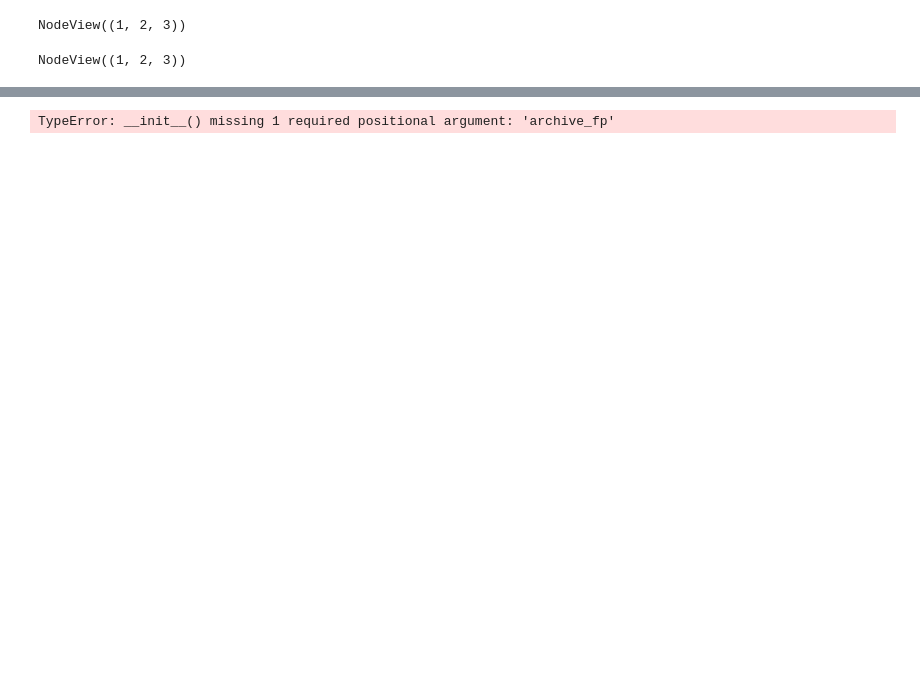
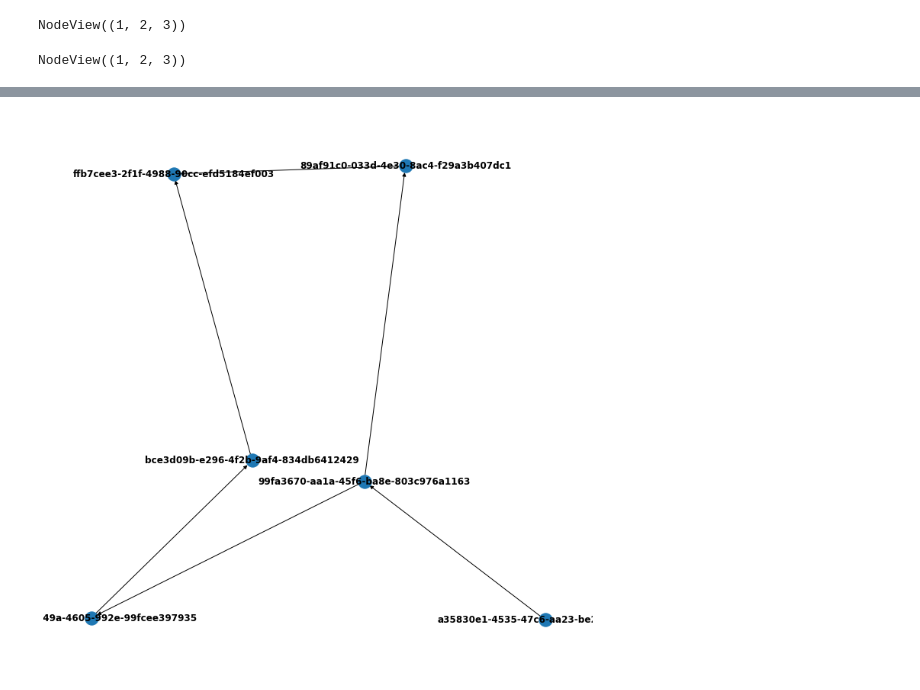
Before and after one commit to qiime2/provenance-lib, a Jupyter notebook: provenance_lib/notebooks/graphviews.ipynb, the cells around one changed output, grey strips where cells are left out. Drawn from its saved outputs; the diff is of its cells as text; code cells hidden in the pictures; blank space fills up the shorter version.

```diff
--- a/provenance_lib/notebooks/graphviews.ipynb
+++ b/provenance_lib/notebooks/graphviews.ipynb
@@ -44,8 +44,8 @@ print(nested_nodes)
 # %%
-nx.subgraph_view(dag, filter_node = lambda x: x in nested_nodes)
-nx.draw(dag, with_labels=True, font_weight="bold")
+view = nx.subgraph_view(dag.dag, filter_node = lambda x: x in nested_nodes)
+nx.draw(view, with_labels=True, font_weight="bold")
 # %% [output]
-TypeError: __init__() missing 1 required positional argument: 'archive_fp'
+[figure, added]
 # %%
 # Relabel nodes for readability
 labels = {node: node[:8] for node in dag.nodes}
```
Also changed, not shown: parts of 3 cells of this notebook, 1 other file.
